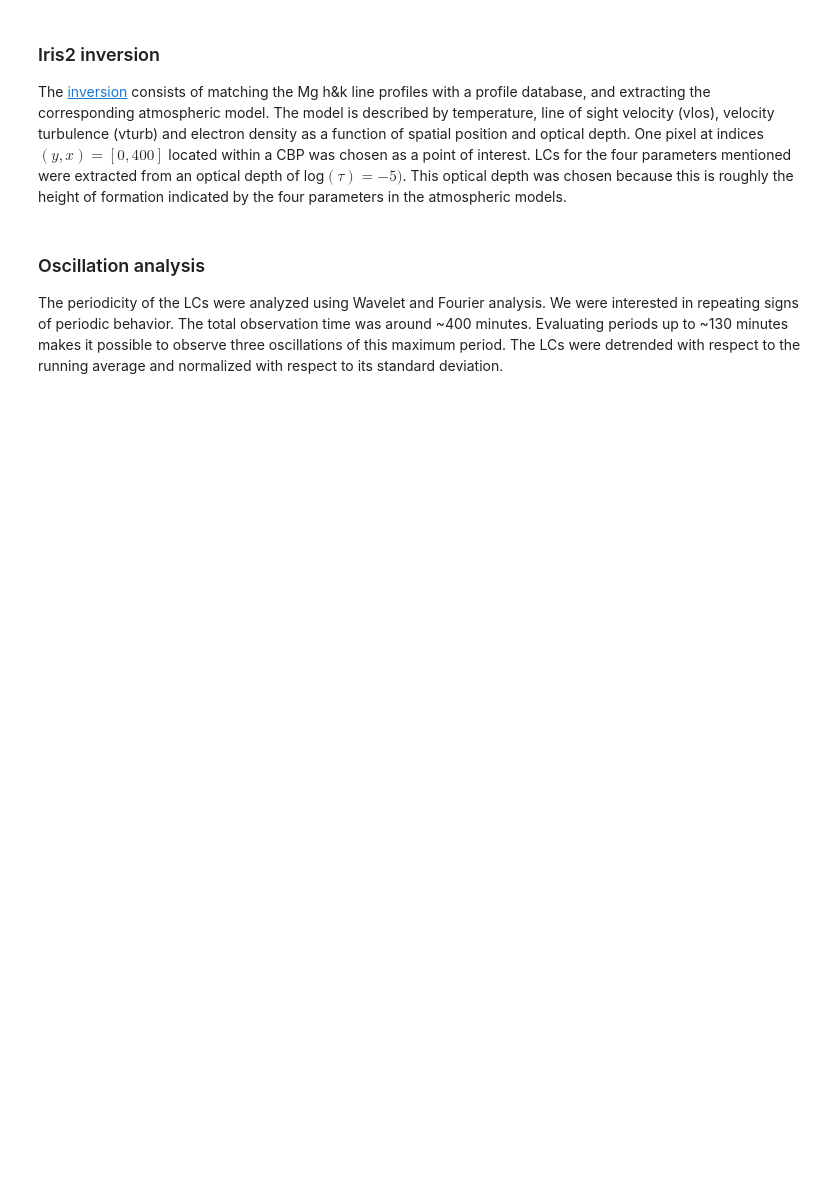
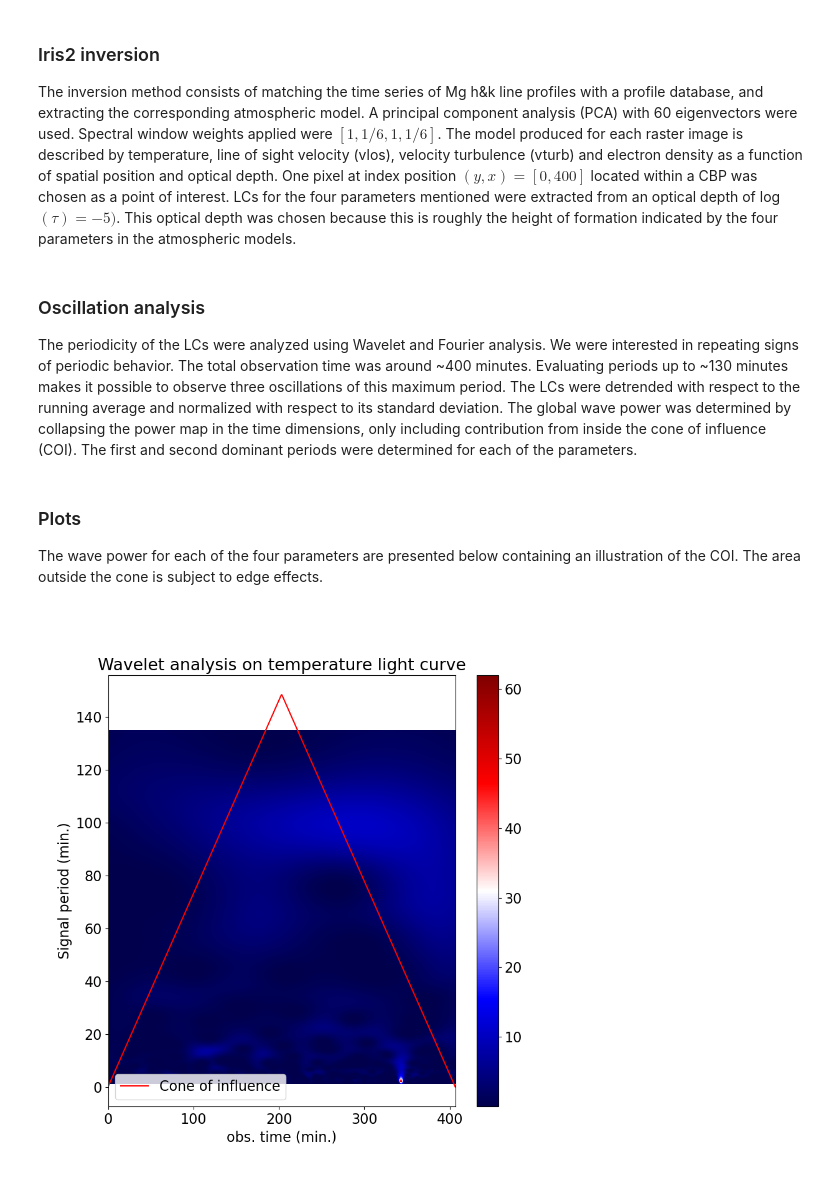
Before and after one commit to efredborg/summer_project2021, a Jupyter notebook: report/report.ipynb, the cells around one changed output. Saved outputs shown, nothing was run; the diff lists cells and outputs as text; code cells hidden in the pictures; blank space fills up the shorter version.

```diff
--- a/report/report.ipynb
+++ b/report/report.ipynb
@@ -11,10 +13,18 @@ Level 2 data from Iris observations, each containing a slit of spectroscopic dat
 # %% [markdown]
 ### Iris2 inversion
-The [inversion](https://iris.lmsal.com/iris2/) consists of matching the Mg h&k line profiles with a profile database, and extracting the corresponding atmospheric model. The model is described by temperature, line of sight velocity (vlos), velocity turbulence (vturb) and electron density as a function of spatial position and optical depth. One pixel at indices $(y,x)=[0,400]$ located within a CBP was chosen as a point of interest. LCs for the four parameters mentioned were extracted from an optical depth of log$(\tau)=-5)$. This optical depth was chosen because this is roughly the height of formation indicated by the four parameters in the atmospheric models.
+The inversion method consists of matching the time series of Mg h&k line profiles with a profile database, and extracting the corresponding atmospheric model. A principal component analysis (PCA) with 60 eigenvectors were used. Spectral window weights applied were $[1, 1/6, 1, 1/6]$. The model produced for each raster image is described by temperature, line of sight velocity (vlos), velocity turbulence (vturb) and electron density as a function of spatial position and optical depth. One pixel at index position $(y,x)=[0,400]$ located within a CBP was chosen as a point of interest. LCs for the four parameters mentioned were extracted from an optical depth of log$(\tau)=-5)$. This optical depth was chosen because this is roughly the height of formation indicated by the four parameters in the atmospheric models.
 # %% [markdown]
 ### Oscillation analysis
-The periodicity of the LCs were analyzed using Wavelet and Fourier analysis. We were interested in repeating signs of periodic behavior. The total observation time was around ~400 minutes. Evaluating periods up to ~130 minutes makes it possible to observe three oscillations of this maximum period. The LCs were detrended with respect to the running average and normalized with respect to its standard deviation.
+The periodicity of the LCs were analyzed using Wavelet and Fourier analysis. We were interested in repeating signs of periodic behavior. The total observation time was around ~400 minutes. Evaluating periods up to ~130 minutes makes it possible to observe three oscillations of this maximum period. The LCs were detrended with respect to the running average and normalized with respect to its standard deviation. The global wave power was determined by collapsing the power map in the time dimensions, only including contribution from inside the cone of influence (COI). The first and second dominant periods were determined for each of the parameters.
+# %% [markdown]
+### Plots
+
+The wave power for each of the four parameters are presented below containing an illustration of the COI. The area outside the cone is subject to edge effects.
 # %%
 plot_folder = '/home/efredborg/Documents/summer_project2021/plots/'
 from IPython.display import Image
+# %%
+Image(filename=plot_folder+'wavelet_p135_temperature.png')
+# %% [output]
+[figure, added]
 # %%
```
Also changed, not shown: parts of 12 cells of this notebook, 2 other files.
